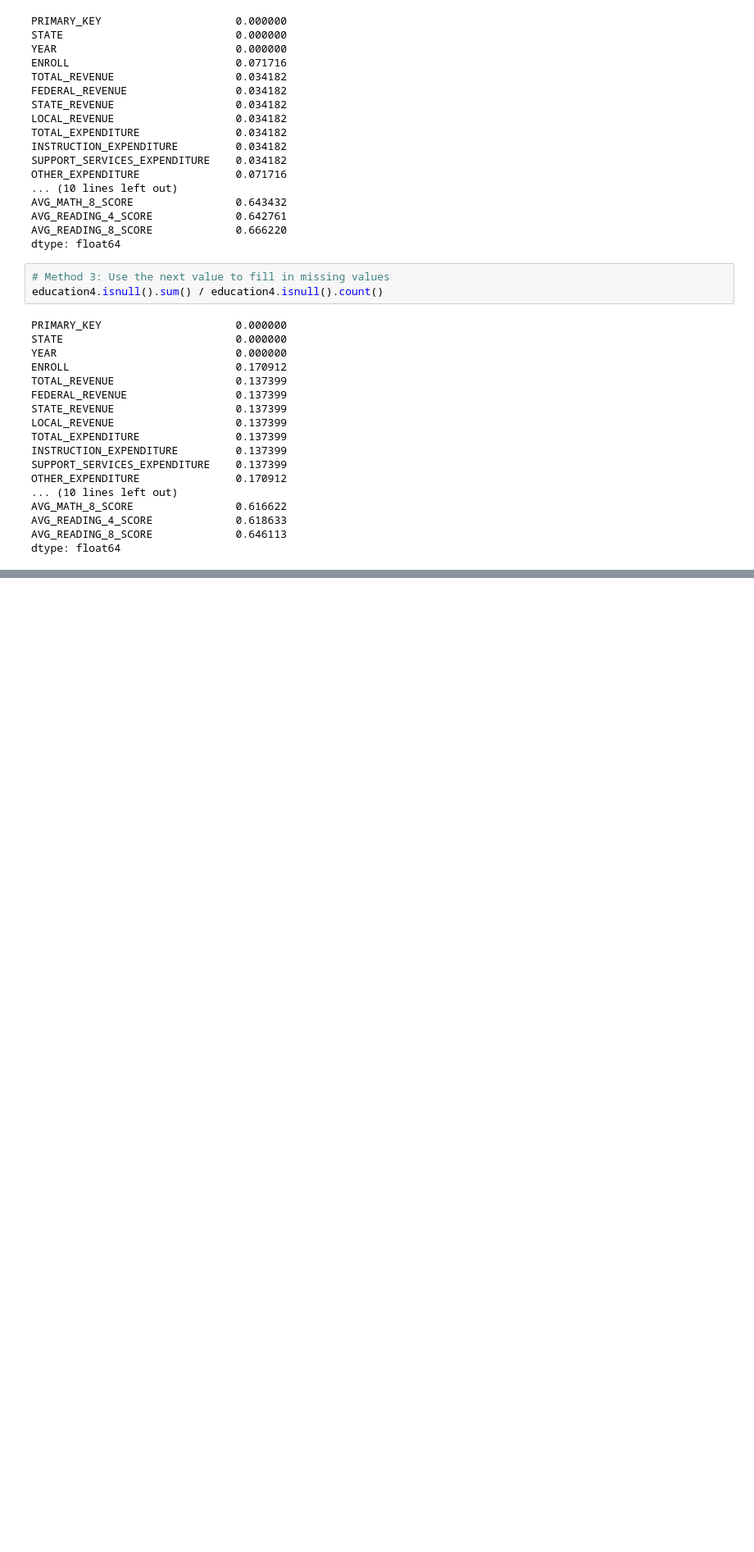
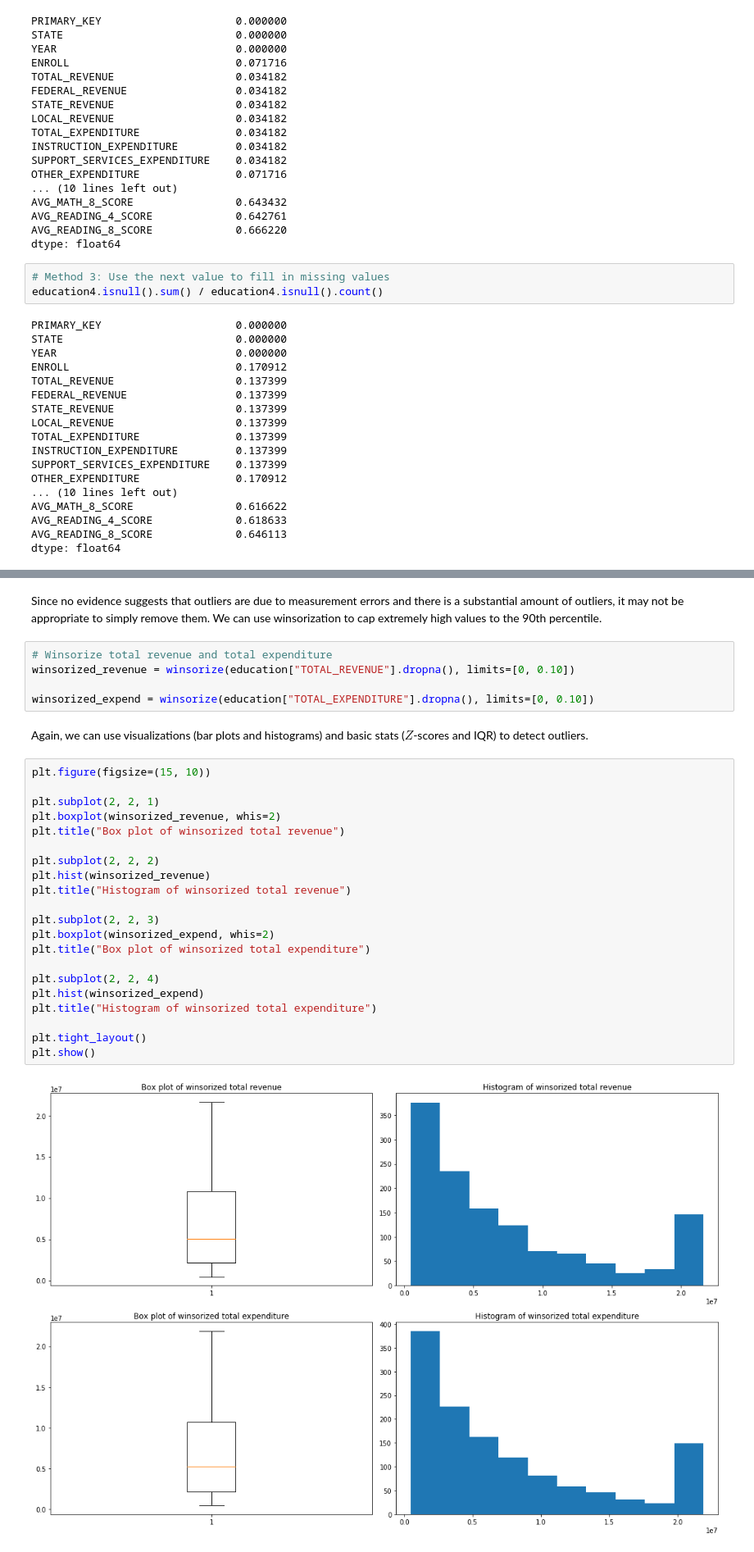
Before and after one commit to Yuan-Meng/data-wrangling, a Jupyter notebook: missing_values.ipynb, the cells around one changed output, grey strips where cells are left out. Shown at 82% size. Cells and saved outputs as stored; diff of their text form; blank space fills up the shorter version.

```diff
--- a/missing_values.ipynb
+++ b/missing_values.ipynb
@@ -215,0 +333,32 @@ dtype: float64
+# %% [markdown]
+Since no evidence suggests that outliers are due to measurement errors and there is a substantial amount of outliers, it may not be appropriate to simply remove them. We can use winsorization to cap extremely high values to the 90th percentile.
+# %%
+# Winsorize total revenue and total expenditure
+winsorized_revenue = winsorize(education["TOTAL_REVENUE"].dropna(), limits=[0, 0.10])
+
+winsorized_expend = winsorize(education["TOTAL_EXPENDITURE"].dropna(), limits=[0, 0.10])
+# %% [markdown]
+Again, we can use visualizations (bar plots and histograms) and basic stats ($Z$-scores and IQR) to detect outliers.
+# %%
+plt.figure(figsize=(15, 10))
+
+plt.subplot(2, 2, 1)
+plt.boxplot(winsorized_revenue, whis=2)
+plt.title("Box plot of winsorized total revenue")
+
+plt.subplot(2, 2, 2)
+plt.hist(winsorized_revenue)
+plt.title("Histogram of winsorized total revenue")
+
+plt.subplot(2, 2, 3)
+plt.boxplot(winsorized_expend, whis=2)
+plt.title("Box plot of winsorized total expenditure")
+
+plt.subplot(2, 2, 4)
+plt.hist(winsorized_expend)
+plt.title("Histogram of winsorized total expenditure")
+
+plt.tight_layout()
+plt.show()
+# %% [output]
+[figure, added]
```
Also changed, not shown: parts of 61 cells of this notebook.
